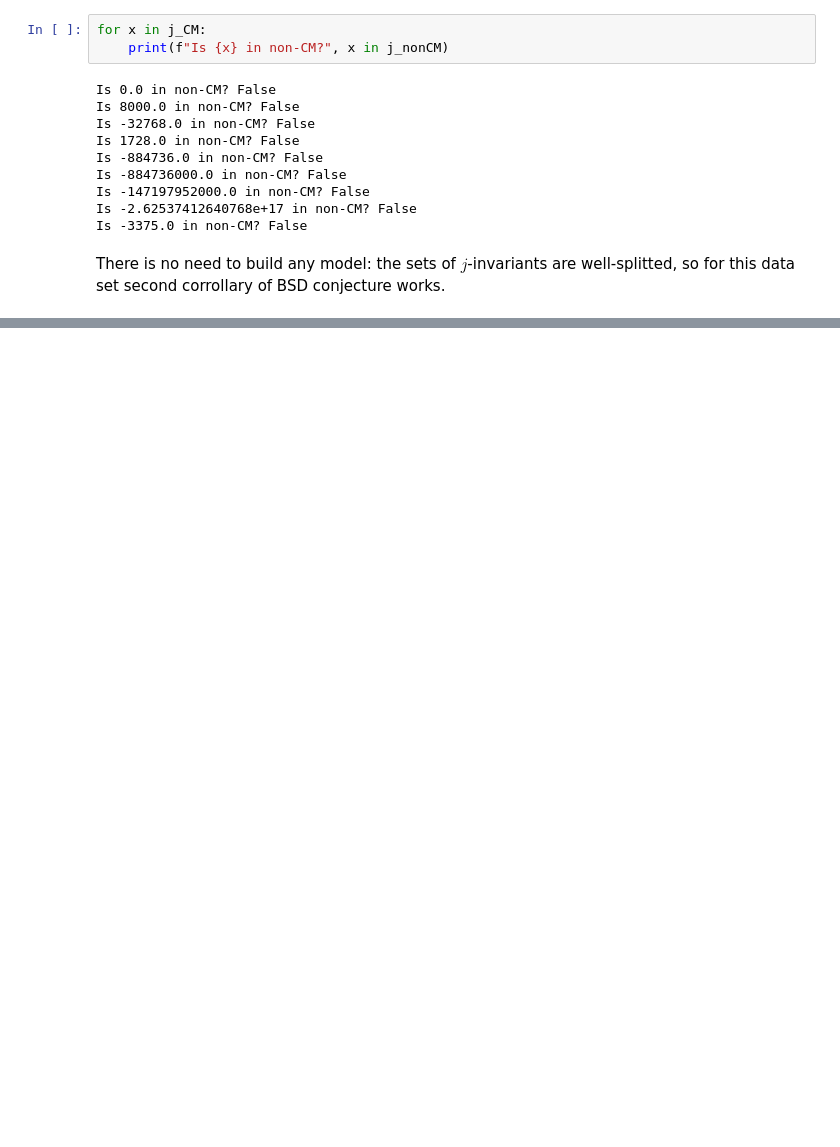
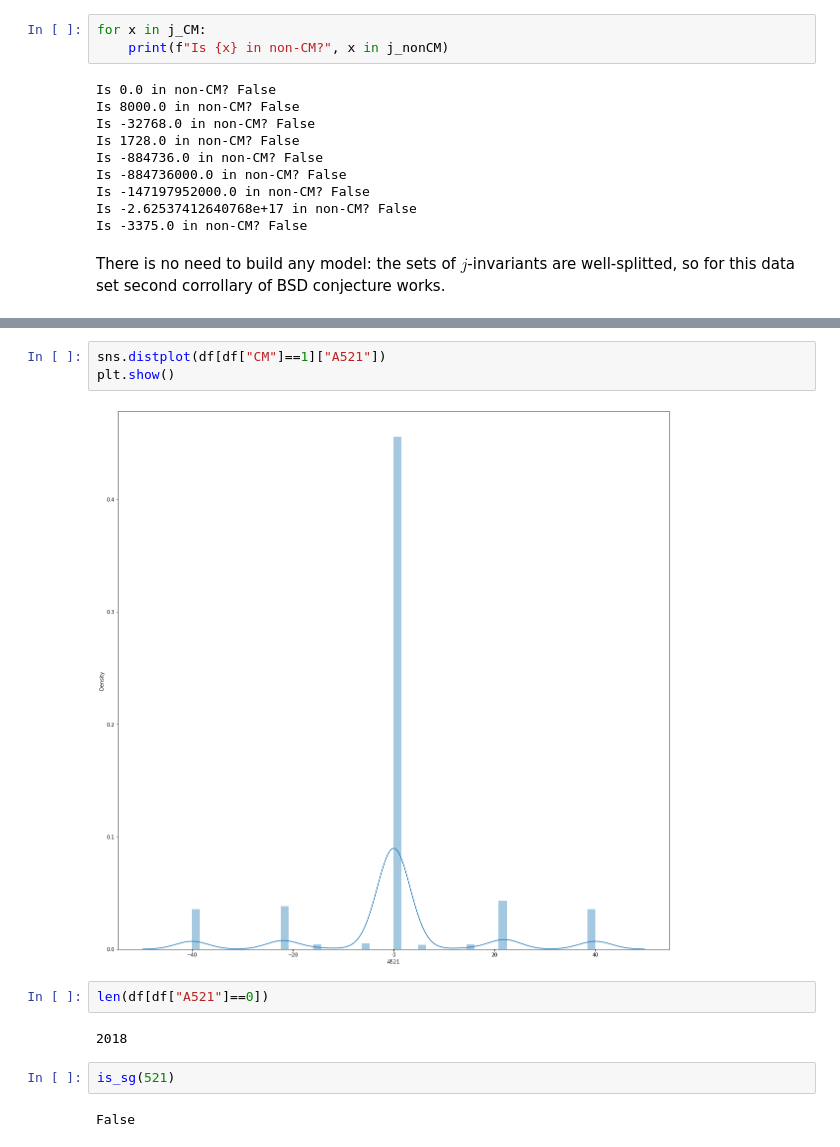
Before and after one commit to 0xf104a/EllipticCurves, a Jupyter notebook: Models.ipynb, the cells around one changed output, grey strips where cells are left out. Cells and saved outputs as stored; diff of their text form; blank space fills up the shorter version.

```diff
--- a/Models.ipynb
+++ b/Models.ipynb
@@ -502,0 +510,13 @@ There is no need to build any model: the sets of $j$-invariants are well-splitte
+# %%
+sns.distplot(df[df["CM"]==1]["A521"])
+plt.show()
+# %% [output]
+[figure, added]
+# %%
+len(df[df["A521"]==0])
+# %% [output]
+2018
+# %%
+is_sg(521)
+# %% [output]
+False
```
Also changed, not shown: parts of 14 cells of this notebook, 1 other file.
